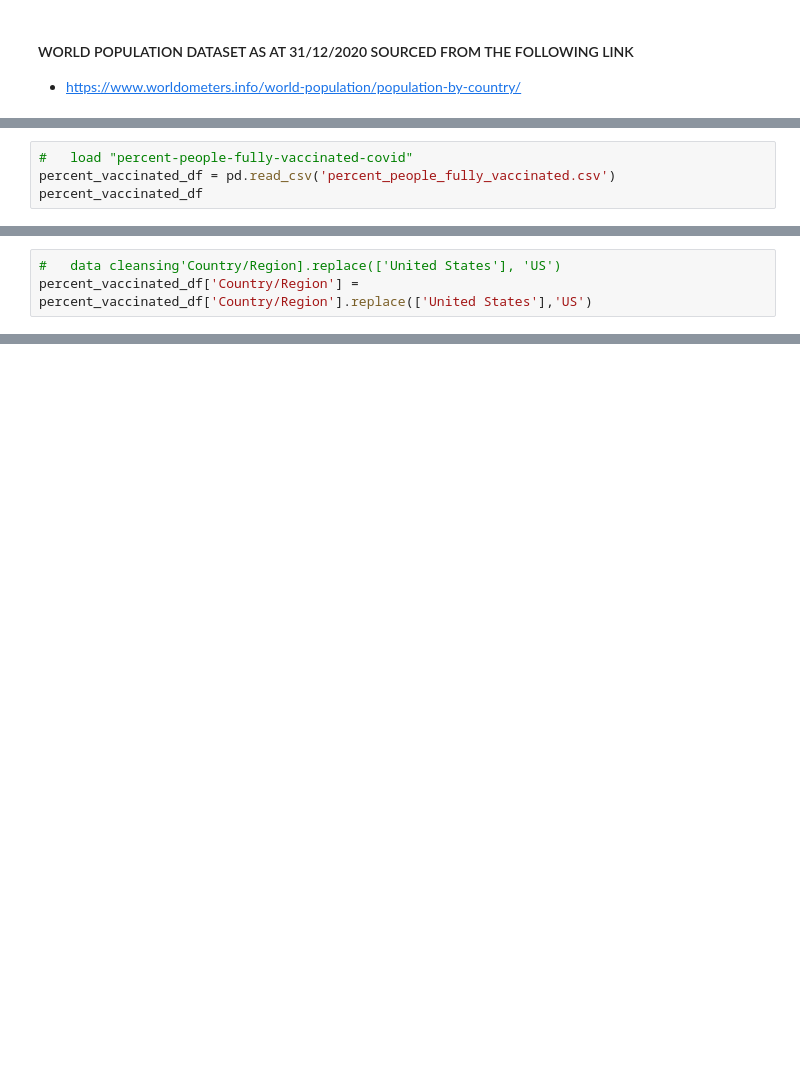
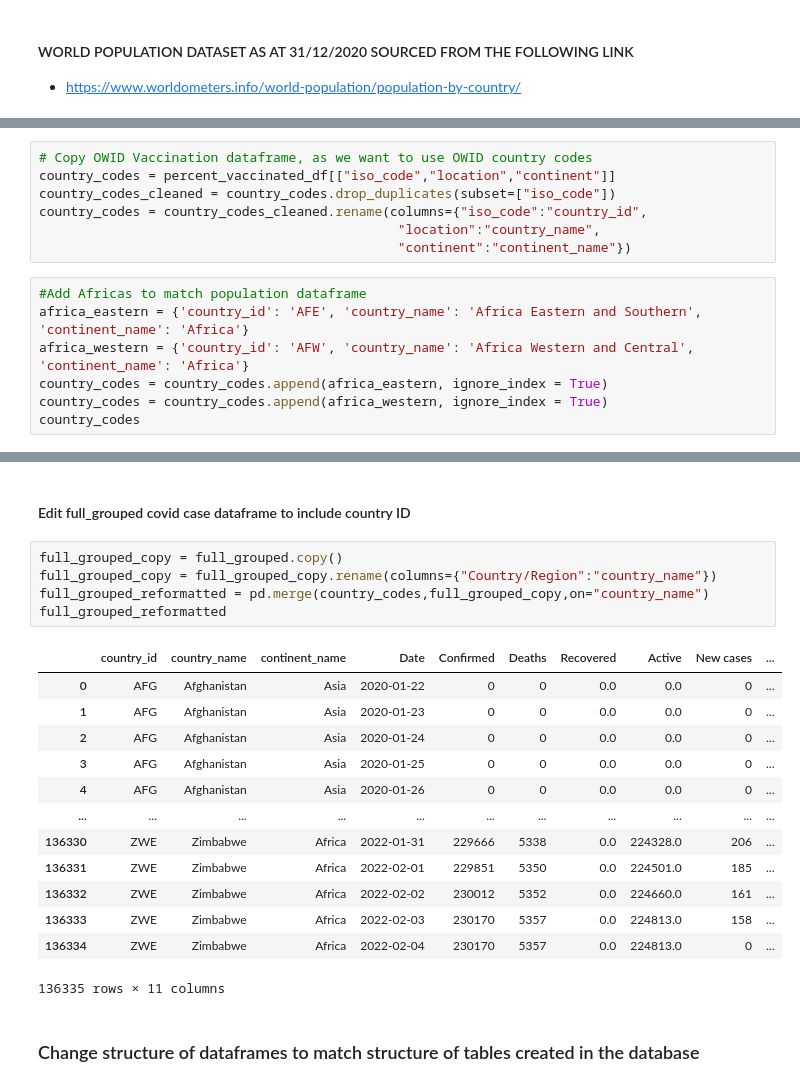
Before and after one commit to MikeMurf/ETL-Project--1, a Jupyter notebook: 13-project-2/create-covid-db - Copy.ipynb, the cells around one changed output, grey strips where cells are left out. Saved outputs shown, nothing was run; the diff lists cells and outputs as text; blank space fills up the shorter version.

Commit message:
load merged Megan / Mike code for create-covid-db tested and validated at 06/02/22

```diff
--- a/13-project-2/create-covid-db - Copy.ipynb
+++ b/13-project-2/create-covid-db - Copy.ipynb
@@ -449,4 +513,0 @@ pop_data_df
-# %%
-#   load "percent-people-fully-vaccinated-covid"
-percent_vaccinated_df = pd.read_csv('percent_people_fully_vaccinated.csv')
-percent_vaccinated_df
@@ -455,3 +513,0 @@ FileNotFoundError: [Errno 2] No such file or directory: 'percent_people_fully_va
-# %%
-#   data cleansing'Country/Region].replace(['United States'], 'US')
-percent_vaccinated_df['Country/Region'] = percent_vaccinated_df['Country/Region'].replace(['United States'],'US')
@@ -780,0 +576,14 @@ plt.savefig("Percentage of People Fully Vaccinated versus Deaths per 100k.png")
+# %%
+# Copy OWID Vaccination dataframe, as we want to use OWID country codes
+country_codes = percent_vaccinated_df[["iso_code","location","continent"]]
+country_codes_cleaned = country_codes.drop_duplicates(subset=["iso_code"])
+country_codes = country_codes_cleaned.rename(columns={"iso_code":"country_id",
+                                              "location":"country_name",
+                                              "continent":"continent_name"})
+# %%
+#Add Africas to match population dataframe
+africa_eastern = {'country_id': 'AFE', 'country_name': 'Africa Eastern and Southern', 'continent_name': 'Africa'}
+africa_western = {'country_id': 'AFW', 'country_name': 'Africa Western and Central', 'continent_name': 'Africa'}
+country_codes = country_codes.append(africa_eastern, ignore_index = True)
+country_codes = country_codes.append(africa_western, ignore_index = True)
+country_codes
@@ -780,0 +604,23 @@ plt.savefig("Percentage of People Fully Vaccinated versus Deaths per 100k.png")
+# %% [markdown]
+#### Edit full_grouped covid case dataframe to include country ID
+# %%
+full_grouped_copy = full_grouped.copy()
+full_grouped_copy = full_grouped_copy.rename(columns={"Country/Region":"country_name"})
+full_grouped_reformatted = pd.merge(country_codes,full_grouped_copy,on="country_name")
+full_grouped_reformatted
+# %% [output]
+|  | country_id | country_name | continent_name | Date | Confirmed | Deaths | Recovered | Active | New cases | ... |
+| 0 | AFG | Afghanistan | Asia | 2020-01-22 | 0 | 0 | 0.0 | 0.0 | 0 | ... |
+| 1 | AFG | Afghanistan | Asia | 2020-01-23 | 0 | 0 | 0.0 | 0.0 | 0 | ... |
+| 2 | AFG | Afghanistan | Asia | 2020-01-24 | 0 | 0 | 0.0 | 0.0 | 0 | ... |
+| 3 | AFG | Afghanistan | Asia | 2020-01-25 | 0 | 0 | 0.0 | 0.0 | 0 | ... |
+| 4 | AFG | Afghanistan | Asia | 2020-01-26 | 0 | 0 | 0.0 | 0.0 | 0 | ... |
+| ... | ... | ... | ... | ... | ... | ... | ... | ... | ... | ... |
+| 136330 | ZWE | Zimbabwe | Africa | 2022-01-31 | 229666 | 5338 | 0.0 | 224328.0 | 206 | ... |
+| 136331 | ZWE | Zimbabwe | Africa | 2022-02-01 | 229851 | 5350 | 0.0 | 224501.0 | 185 | ... |
+| 136332 | ZWE | Zimbabwe | Africa | 2022-02-02 | 230012 | 5352 | 0.0 | 224660.0 | 161 | ... |
+| 136333 | ZWE | Zimbabwe | Africa | 2022-02-03 | 230170 | 5357 | 0.0 | 224813.0 | 158 | ... |
+| 136334 | ZWE | Zimbabwe | Africa | 2022-02-04 | 230170 | 5357 | 0.0 | 224813.0 | 0 | ... |
+136335 rows × 11 columns
+# %% [markdown]
+### Change structure of dataframes to match structure of tables created in the database
```
Also changed, not shown: parts of 89 cells of this notebook, 40 other files.
